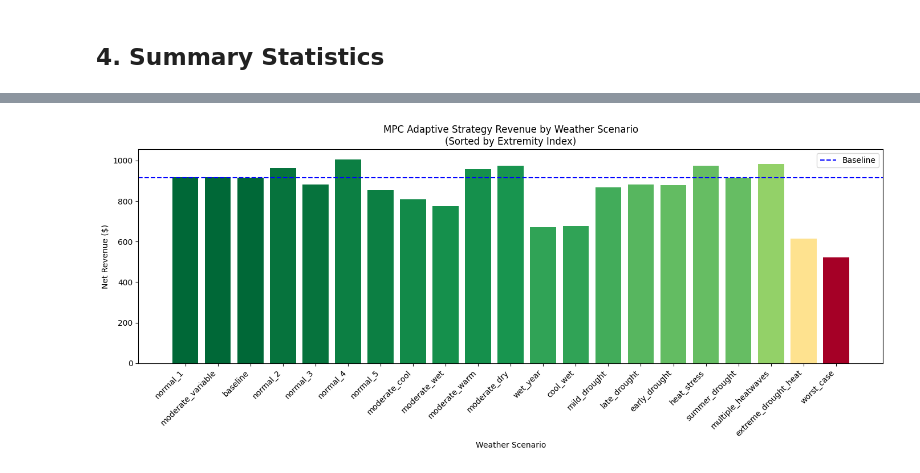
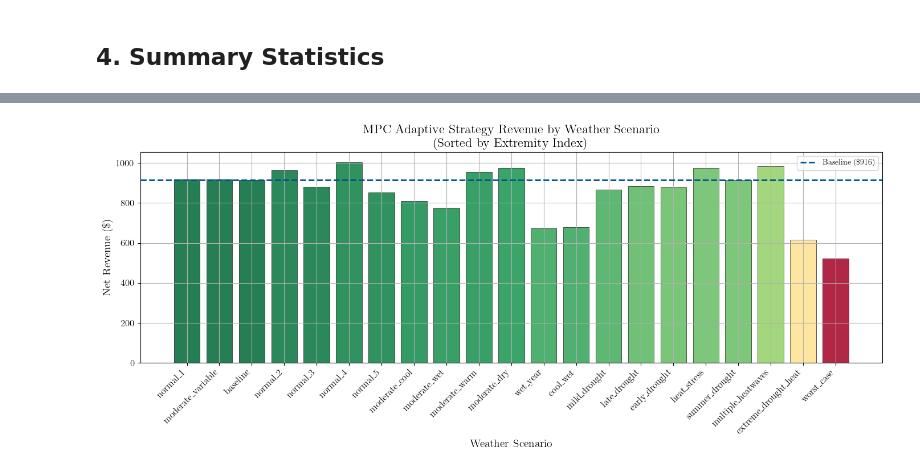
Before and after one commit to carlacupcake/smartfarm, a Jupyter notebook: src/smartfarm/examples/weather/mpc_weather_scenarios.ipynb, the cells around one changed output, grey strips where cells are left out. Saved outputs shown, nothing was run; the diff lists cells and outputs as text; code cells hidden in the pictures.

```diff
--- a/src/smartfarm/examples/weather/mpc_weather_scenarios.ipynb
+++ b/src/smartfarm/examples/weather/mpc_weather_scenarios.ipynb
@@ -7,6 +7,7 @@ This notebook:
 3. Saves results for comparison with GA's fixed strategy
 # %%
 # Import necessary modules
+import matplotlib.pyplot as plt
 import numpy as np
 import os
 import pandas as pd
@@ -37,7 +38,13 @@ from core.weather.stochastic_weather import (
     scenarios_to_dataframe
 )
 
-from core.plotting.plotting import *
+from core.plotting.plotting_params import PlottingParams
+from core.plotting.plotting_colors import PlottingColors
+
+# Apply plotting style (LaTeX + color-blind friendly)
+plotting_params = PlottingParams()
+plotting_colors = PlottingColors()
+plotting_colors.apply_as_default()
 # %% [markdown]
 ## 1. Load Weather Scenarios
 # %%
@@ -328,35 +335,35 @@ Mean runtime: 22.2 seconds per scenario
 # %%
 # Plot revenue by scenario
-import matplotlib.pyplot as plt
-
 fig, ax = plt.subplots(figsize=(14, 6))
 
 # Sort by extremity
 df_sorted = valid_results.sort_values('extremity')
 
-# Handle case where max extremity could be 0
+# Create color gradient based on extremity
 max_extremity = df_sorted['extremity'].max()
 if max_extremity > 0:
     colors = plt.cm.RdYlGn_r(df_sorted['extremity'] / max_extremity)
 else:
-    colors = ['#4CAF50'] * len(df_sorted)
+    colors = [plotting_colors.vivid_green] * len(df_sorted)
 
-bars = ax.bar(range(len(df_sorted)), df_sorted['revenue'], color=colors)
+bars = ax.bar(range(len(df_sorted)), df_sorted['revenue'], color=colors,
+              alpha=0.85, edgecolor='black', linewidth=0.5)
 ax.set_xticks(range(len(df_sorted)))
 ax.set_xticklabels(df_sorted['scenario'], rotation=45, ha='right')
 ax.set_xlabel('Weather Scenario')
-ax.set_ylabel('Net Revenue (\\$)')  # Escape dollar sign for LaTeX
+ax.set_ylabel('Net Revenue (\\$)')
 ax.set_title('MPC Adaptive Strategy Revenue by Weather Scenario\n(Sorted by Extremity Index)')
 
-# Get baseline revenue (handle case where baseline might not exist)
+# Get baseline revenue
 baseline_rows = valid_results[valid_results['scenario'] == 'baseline']
 if len(baseline_rows) > 0:
     baseline_revenue = baseline_rows['revenue'].values[0]
-    ax.axhline(baseline_revenue, color='blue', linestyle='--', label='Baseline')
-    ax.legend()
+    ax.axhline(baseline_revenue, color=plotting_colors.strong_blue,
+               linestyle='--', linewidth=2, label=f'Baseline (\\${baseline_revenue:.0f})')
+    ax.legend(loc='upper right')
 
 plt.tight_layout()
-plt.savefig('weather_scenario_results/mpc_revenue_by_scenario.png', dpi=150)
+plt.savefig('weather_scenario_results/mpc_revenue_by_scenario.png', dpi=150, bbox_inches='tight')
 plt.show()
 # %% [output]
-[figure, old version]
+[figure, new version]
```
Also changed, not shown: parts of 4 cells of this notebook, 32 other files.
